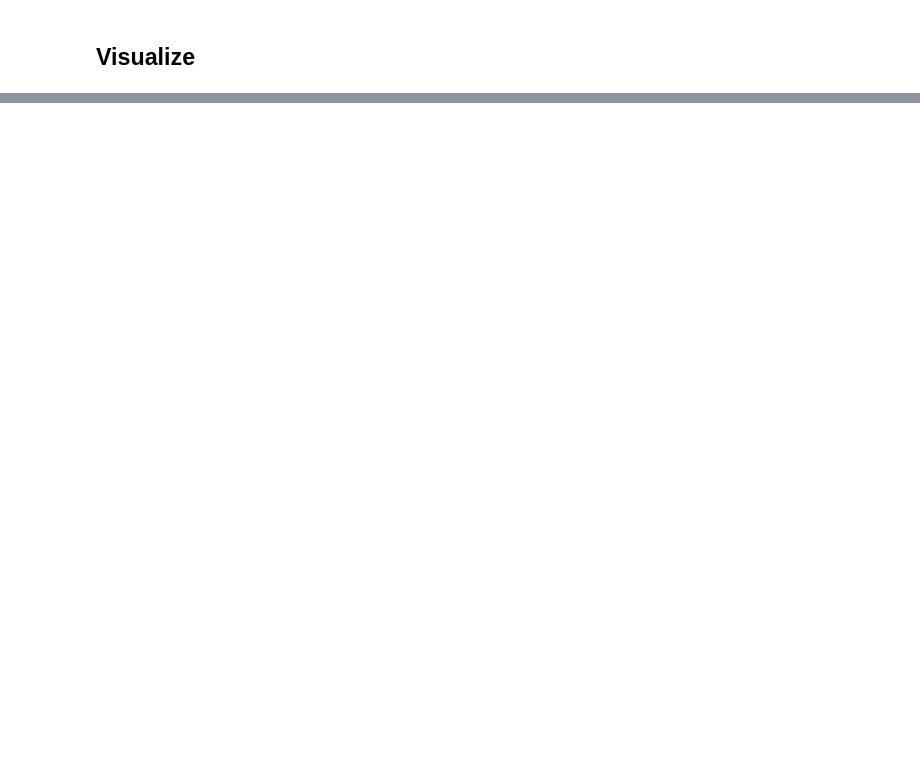
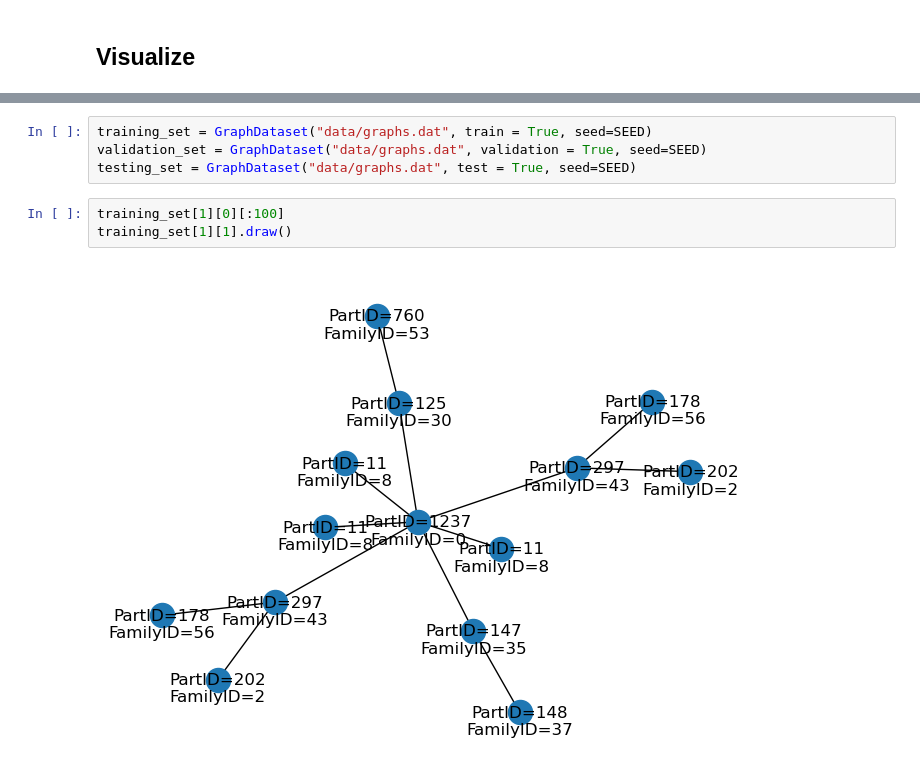
Before and after one commit to javajonny/ai-lecture-project, a Jupyter notebook: predict.ipynb, the cells around one changed output, grey strips where cells are left out. Saved outputs shown, nothing was run; the diff lists cells and outputs as text; blank space fills up the shorter version.

```diff
--- a/predict.ipynb
+++ b/predict.ipynb
@@ -220,0 +287,9 @@ TypeError: 'Graph' object is not iterable
+# %%
+training_set = GraphDataset("data/graphs.dat", train = True, seed=SEED)
+validation_set = GraphDataset("data/graphs.dat", validation = True, seed=SEED)
+testing_set = GraphDataset("data/graphs.dat", test = True, seed=SEED)
+# %%
+training_set[1][0][:100]
+training_set[1][1].draw()
+# %% [output]
+[figure, added]
```
Also changed, not shown: parts of 38 cells of this notebook.
